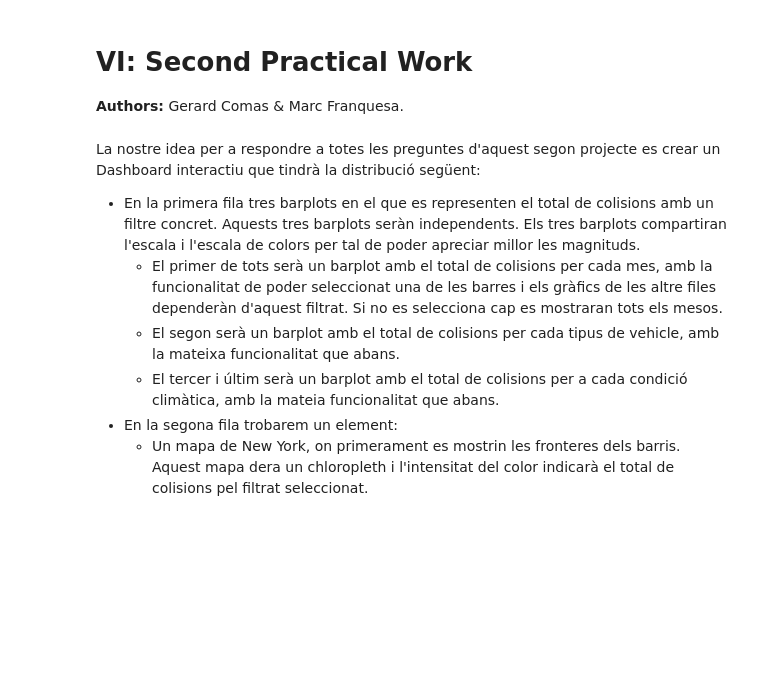
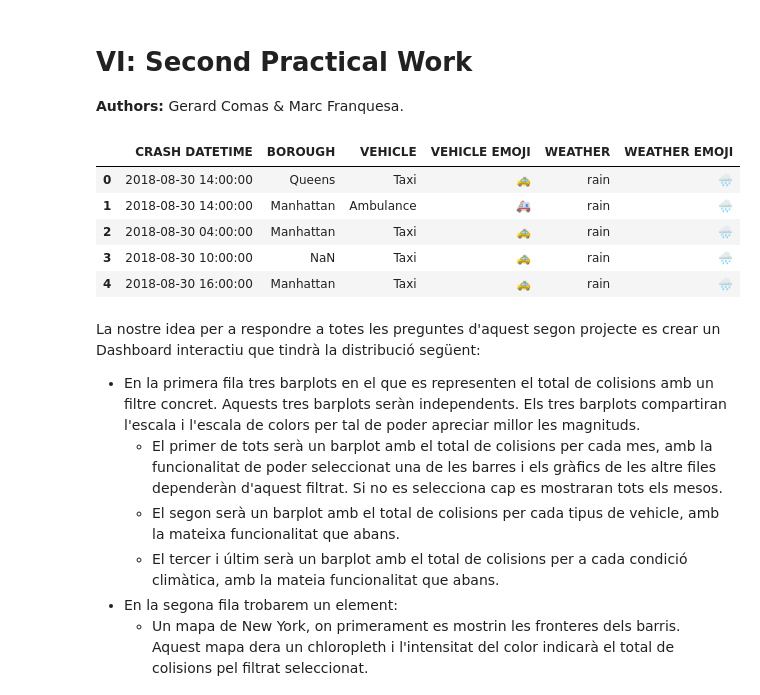
Before and after one commit to marcfranquesa/nyc-collisions-vis, a Jupyter notebook: interactive/design.ipynb, the cells around one changed output. Saved outputs shown, nothing was run; the diff lists cells and outputs as text; code cells hidden in the pictures; blank space fills up the shorter version.

```diff
--- a/interactive/design.ipynb
+++ b/interactive/design.ipynb
@@ -5,25 +5,32 @@
 # %%
 import pandas as pd
 import numpy as np
 import altair as alt
 import geopandas as gpd
 import warnings
 
 warnings.simplefilter(action="ignore", category=FutureWarning)
 
-collisions = pd.read_csv("./processed-data/collisions.csv")
-# map_data = gpd.read_file("./processed-data/map.geojson")
-weather = pd.read_csv("./processed-data/weather.csv")
+collisions = pd.read_csv("./processed-data/collisions_weather.csv")
+map_data = gpd.read_file("./processed-data/map.geojson")
+
 
 primary = "green"
 secondary = ""
 
 colors = {
     primary: "#66c2a4",
     secondary: "",
 }
 
 collisions.head()
+# %% [output]
+|  | CRASH DATETIME | BOROUGH | VEHICLE | VEHICLE EMOJI | WEATHER | WEATHER EMOJI |
+| 0 | 2018-08-30 14:00:00 | Queens | Taxi | 🚕 | rain | 🌧 |
+| 1 | 2018-08-30 14:00:00 | Manhattan | Ambulance | 🚑 | rain | 🌧 |
+| 2 | 2018-08-30 04:00:00 | Manhattan | Taxi | 🚕 | rain | 🌧 |
+| 3 | 2018-08-30 10:00:00 | NaN | Taxi | 🚕 | rain | 🌧 |
+| 4 | 2018-08-30 16:00:00 | Manhattan | Taxi | 🚕 | rain | 🌧 |
 # %% [markdown]
 La nostre idea per a respondre a totes les preguntes d'aquest segon projecte es crear un Dashboard interactiu que tindrà la distribució següent:
 - En la primera fila tres barplots en el que es representen el total de colisions amb un filtre concret. Aquests tres barplots seràn independents. Els tres barplots compartiran l'escala i l'escala de colors per tal de poder apreciar millor les magnituds.
```
Also changed, not shown: parts of 1 cell of this notebook, 3 other files.
